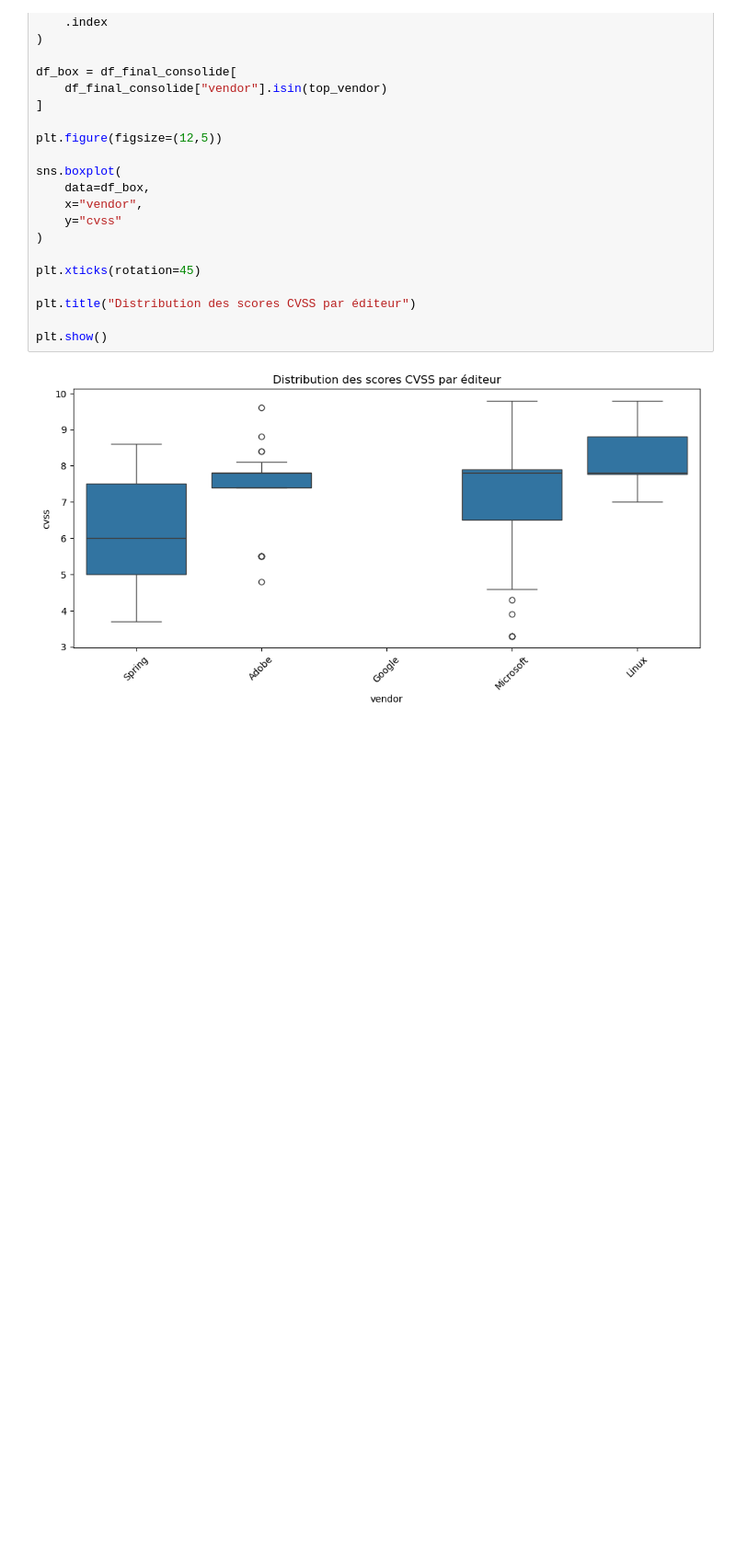
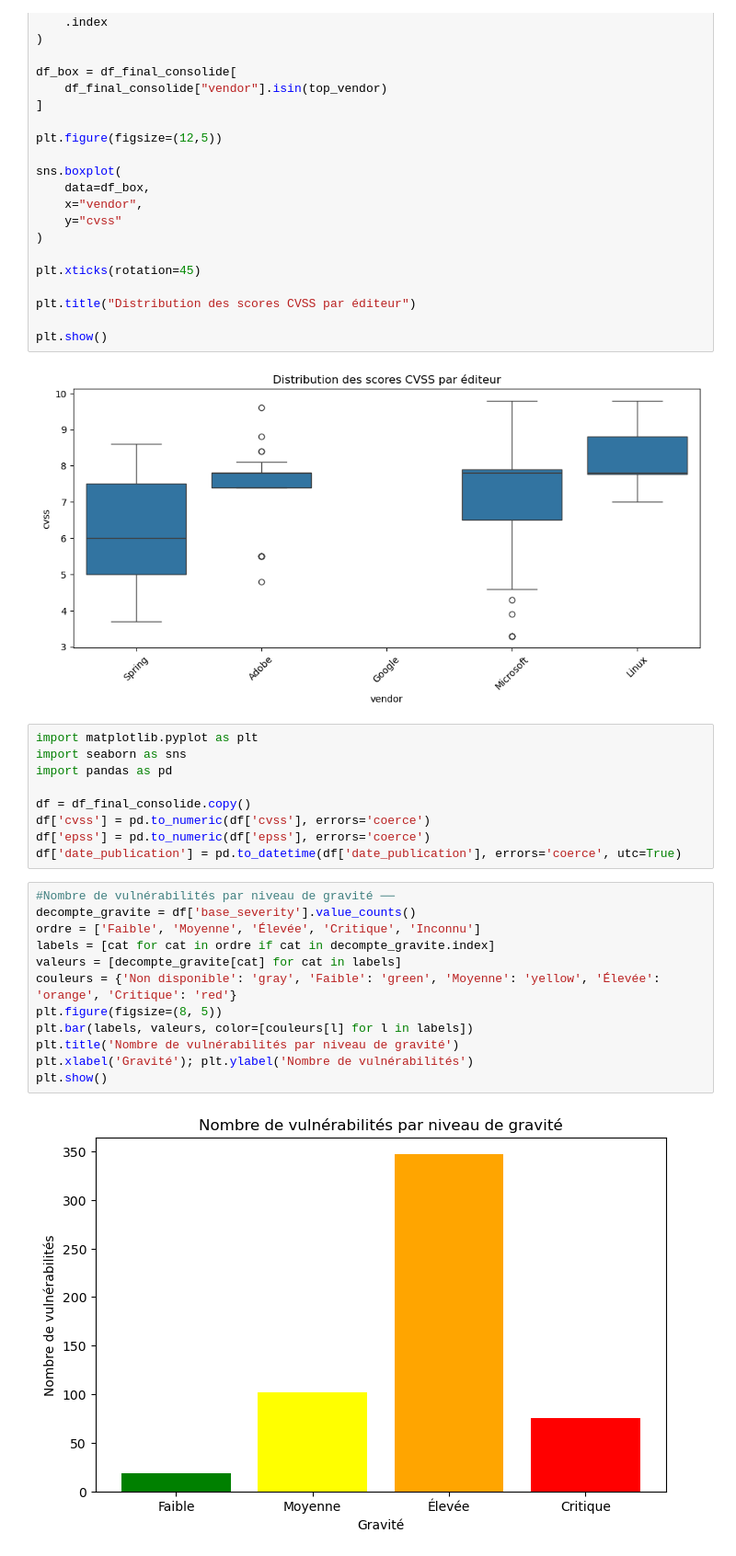
Before and after one commit to Yuushi000/Mastercamp_TD_Final_note, a Jupyter notebook: MC_TD_Final.ipynb, the cells around one changed output. Shown at 92% size. Saved outputs shown, nothing was run; the diff lists cells and outputs as text; blank space fills up the shorter version.

```diff
--- a/MC_TD_Final.ipynb
+++ b/MC_TD_Final.ipynb
@@ -666,3 +627,26 @@ plt.title("Distribution des scores CVSS par éditeur")
 plt.show()
 # %% [output]
 [figure]
+# %%
+import matplotlib.pyplot as plt
+import seaborn as sns
+import pandas as pd
+
+df = df_final_consolide.copy()
+df['cvss'] = pd.to_numeric(df['cvss'], errors='coerce')
+df['epss'] = pd.to_numeric(df['epss'], errors='coerce')
+df['date_publication'] = pd.to_datetime(df['date_publication'], errors='coerce', utc=True)
+# %%
+#Nombre de vulnérabilités par niveau de gravité ──
+decompte_gravite = df['base_severity'].value_counts()
+ordre = ['Faible', 'Moyenne', 'Élevée', 'Critique', 'Inconnu']
+labels = [cat for cat in ordre if cat in decompte_gravite.index]
+valeurs = [decompte_gravite[cat] for cat in labels]
+couleurs = {'Non disponible': 'gray', 'Faible': 'green', 'Moyenne': 'yellow', 'Élevée': 'orange', 'Critique': 'red'}
+plt.figure(figsize=(8, 5))
+plt.bar(labels, valeurs, color=[couleurs[l] for l in labels])
+plt.title('Nombre de vulnérabilités par niveau de gravité')
+plt.xlabel('Gravité'); plt.ylabel('Nombre de vulnérabilités')
+plt.show()
+# %% [output]
+[figure, added]
```
Also changed, not shown: parts of 38 cells of this notebook.
